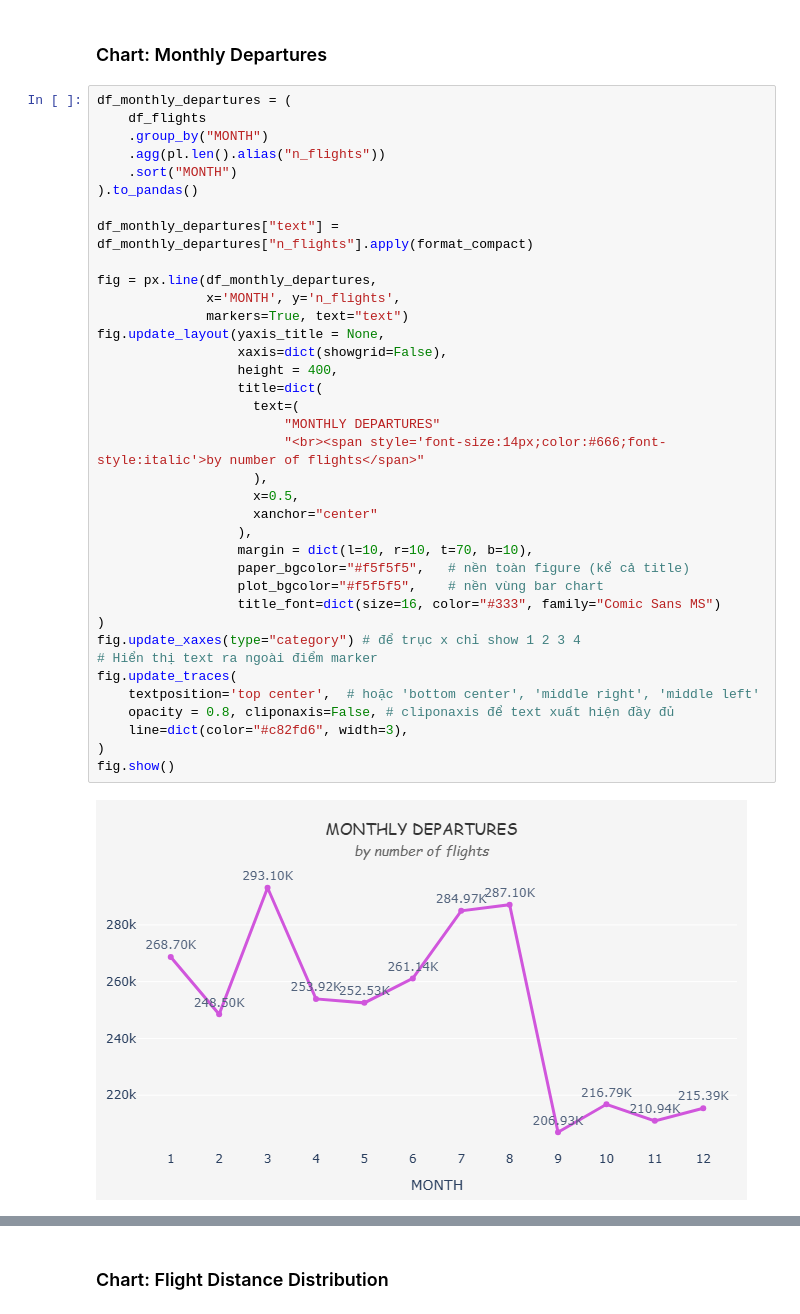
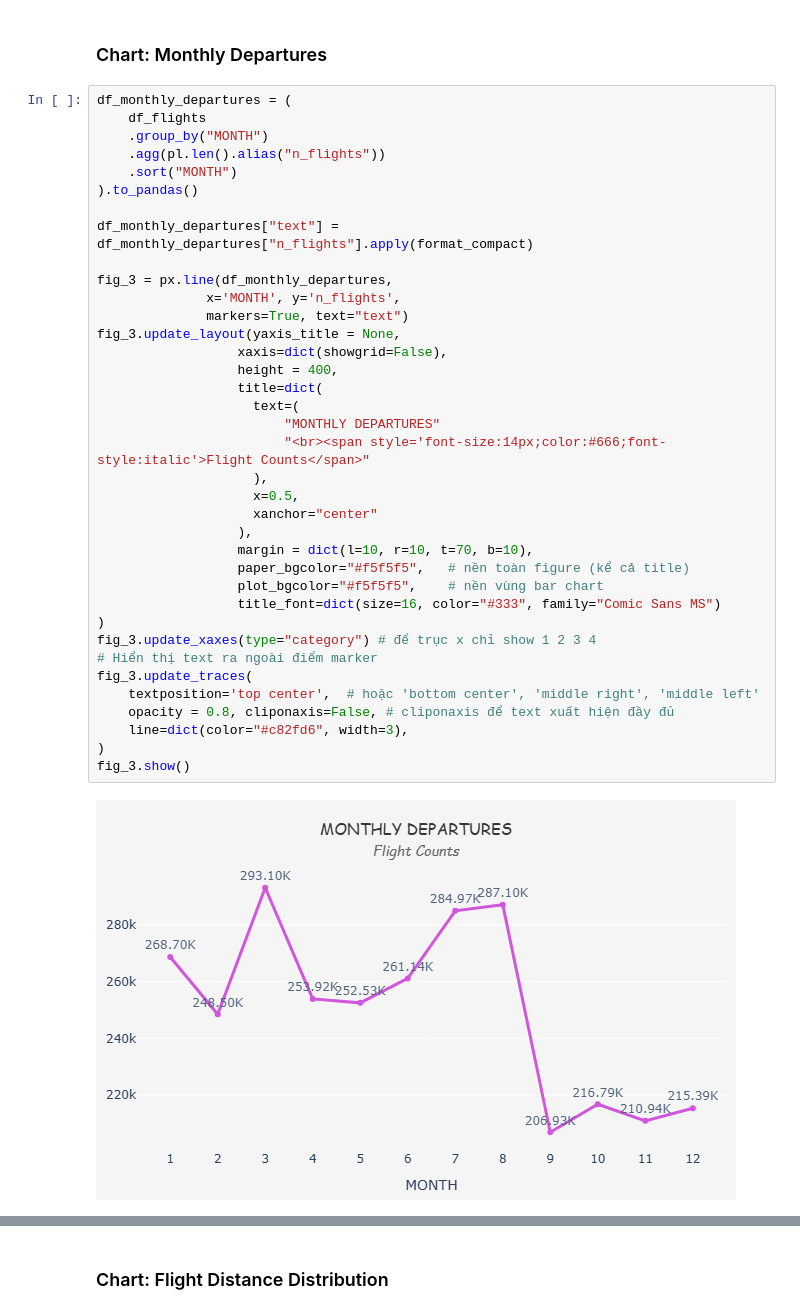
Before and after one commit to nguyenminhthuy/flights-analytics, a Jupyter notebook: py/notebooks/flights-eda.ipynb, the cells around one changed output, grey strips where cells are left out. Cells and saved outputs as stored; diff of their text form.

```diff
--- a/py/notebooks/flights-eda.ipynb
+++ b/py/notebooks/flights-eda.ipynb
@@ -356,37 +374,37 @@ df_monthly_departures = (
     df_flights
     .group_by("MONTH")
     .agg(pl.len().alias("n_flights"))
     .sort("MONTH")
 ).to_pandas()
 
 df_monthly_departures["text"] = df_monthly_departures["n_flights"].apply(format_compact)
 
-fig = px.line(df_monthly_departures,
+fig_3 = px.line(df_monthly_departures,
               x='MONTH', y='n_flights',
               markers=True, text="text")
-fig.update_layout(yaxis_title = None,
+fig_3.update_layout(yaxis_title = None,
                   xaxis=dict(showgrid=False),
                   height = 400,
                   title=dict(
                     text=(
                         "MONTHLY DEPARTURES"
-                        "<br><span style='font-size:14px;color:#666;font-style:italic'>by number of flights</span>"
+                        "<br><span style='font-size:14px;color:#666;font-style:italic'>Flight Counts</span>"
                     ),
                     x=0.5,
                     xanchor="center"
                   ),
                   margin = dict(l=10, r=10, t=70, b=10),
                   paper_bgcolor="#f5f5f5",   # nền toàn figure (kể cả title)
                   plot_bgcolor="#f5f5f5",    # nền vùng bar chart
                   title_font=dict(size=16, color="#333", family="Comic Sans MS")
 )
-fig.update_xaxes(type="category") # để trục x chỉ show 1 2 3 4
+fig_3.update_xaxes(type="category") # để trục x chỉ show 1 2 3 4
 # Hiển thị text ra ngoài điểm marker
-fig.update_traces(
+fig_3.update_traces(
     textposition='top center',  # hoặc 'bottom center', 'middle right', 'middle left'
     opacity = 0.8, cliponaxis=False, # cliponaxis để text xuất hiện đầy đủ
     line=dict(color="#c82fd6", width=3),
 )
-fig.show()
+fig_3.show()
 # %% [output]
-[figure, old version]
+[figure, new version]
```
Also changed, not shown: parts of 21 cells of this notebook.
